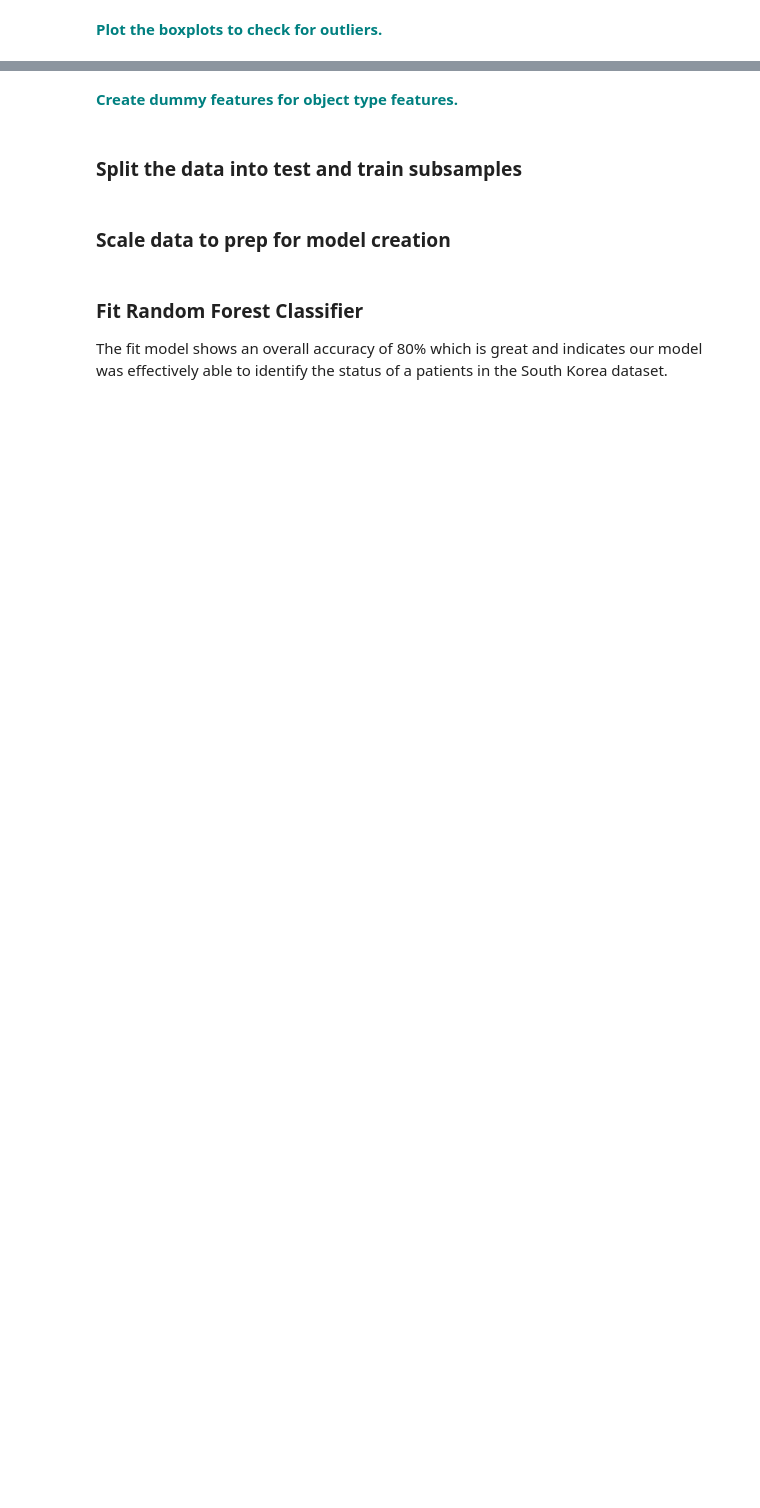
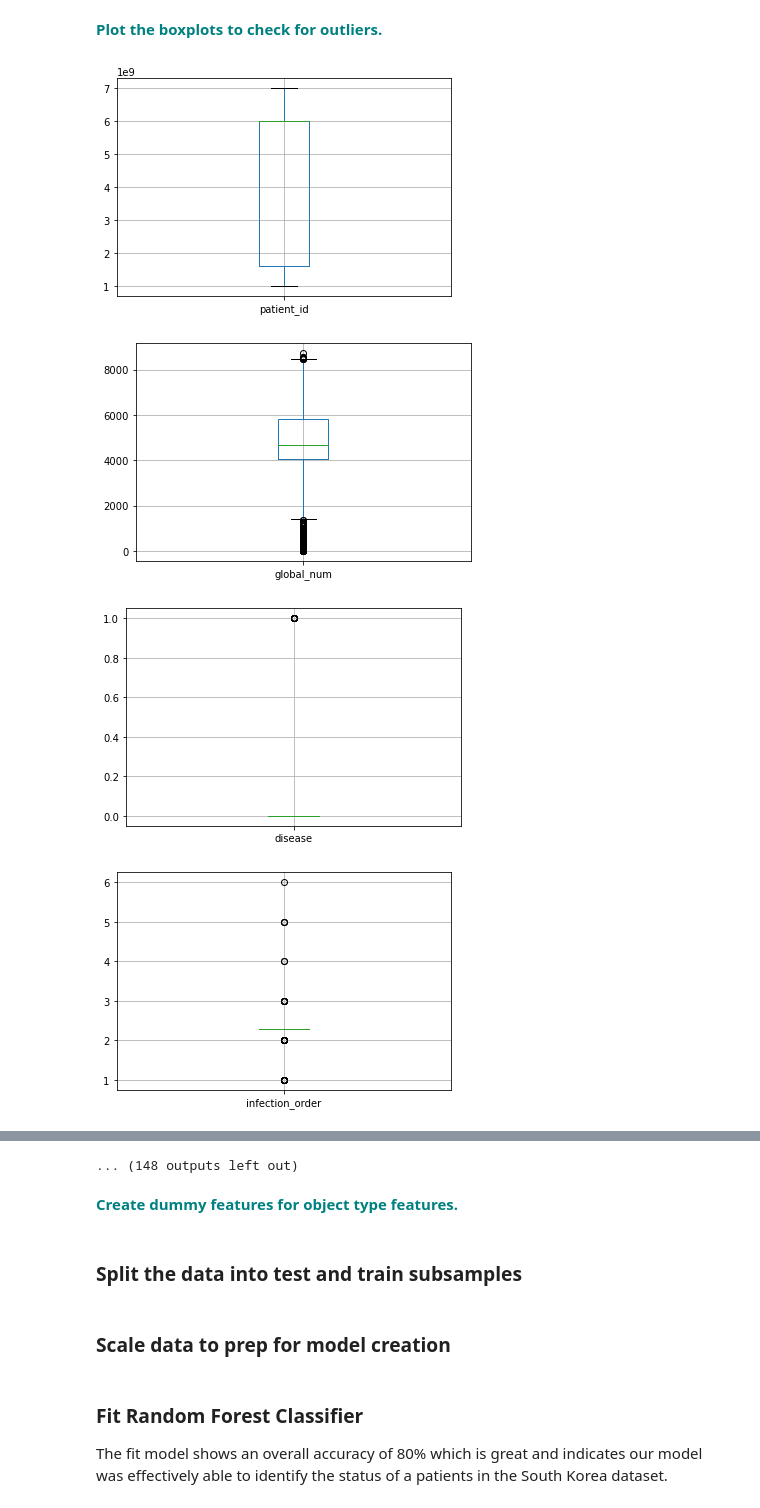
Before and after one commit to Treyhannam/Springboard, a Jupyter notebook: RandomForest_casestudy_covid19.ipynb, the cells around one changed output, grey strips where cells are left out. Saved outputs shown, nothing was run; the diff lists cells and outputs as text; code cells hidden in the pictures; blank space fills up the shorter version.

```diff
--- a/RandomForest_casestudy_covid19.ipynb
+++ b/RandomForest_casestudy_covid19.ipynb
@@ -304,2 +310,11 @@ ValueError: could not convert string to float: 'sex'
 # %% [markdown]
 **<font color='teal'> Plot the boxplots to check for outliers. </font>**
+# %%
+for column in df:
+    plt.figure()
+    df.boxplot([column])
+# %% [output]
+[figure, added]
+[figure, added]
+[figure, added]
+[figure, added]
@@ -306,2 +329,3 @@ ValueError: could not convert string to float: 'sex'
+... (148 outputs left out)
 # %% [markdown]
 **<font color='teal'> Create dummy features for object type features. </font>**
```
Also changed, not shown: parts of 18 cells of this notebook.
